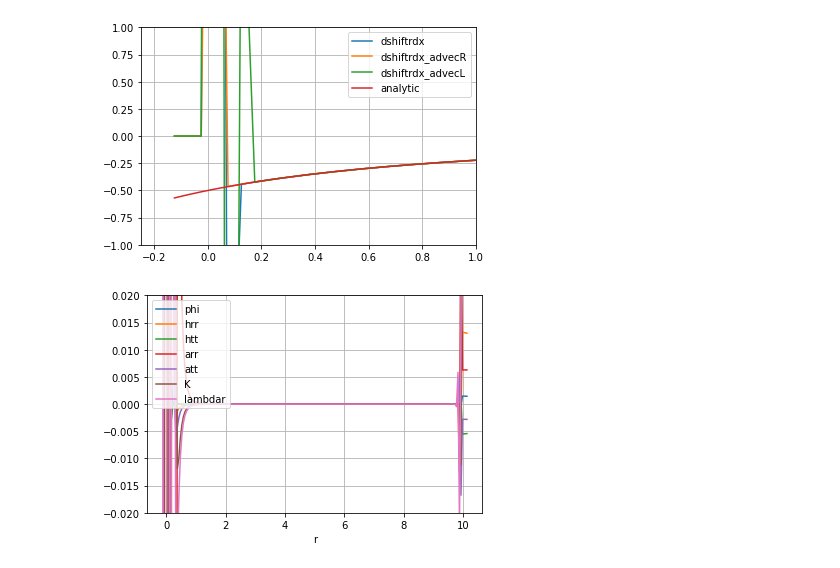
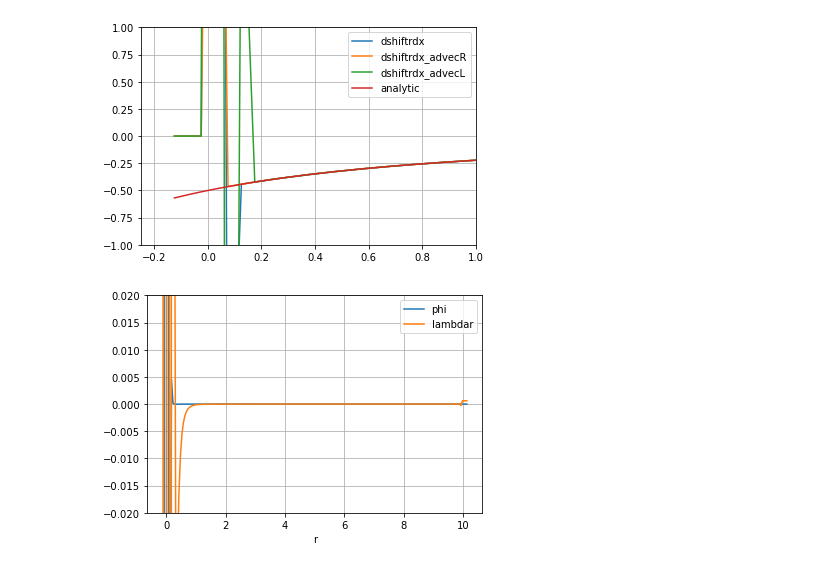
Before and after one commit to GRTLCollaboration/engrenage, a Jupyter notebook: BHTest.ipynb, the cells around one changed output. Drawn from its saved outputs; the diff is of its cells as text; code cells hidden in the pictures.

```diff
--- a/BHTest.ipynb
+++ b/BHTest.ipynb
@@ -76,25 +76,26 @@ plt.ylim(-1.0,1.0)
 (-1.0, 1.0)
 [figure]
 # %%
-# calculate the rhs values
+# calculate the rhs values and plot them
 progress_bar = tqdm(total=1000, unit="‰")
-solution = get_rhs(0.0, initial_vars_values, R, N_r, progress_bar, [0, 1])
+eta = 1.0
+solution = get_rhs(0.0, initial_vars_values, R, N_r, eta, progress_bar, [0, 1])
 
 #unpackage the vector for readability
 u, v, phi, hrr, htt, hpp, K, arr, att, app, lambdar, shiftr, br, lapse = unpack_vars_vector(solution, N_r)
+
+#plot rhs - all those for the metric components should be zero modulo boundary issues
+plt.xlabel('r')
+plt.plot(r, phi, label='phi')
+#plt.plot(r, hrr, label='hrr')
+#plt.plot(r, htt, label='htt')
+#plt.plot(r, arr, label='arr')
+#plt.plot(r, att, label='att')
+#plt.plot(r, K, label='K')
+plt.plot(r, lambdar, label='lambdar')
+plt.ylim(-0.02,0.02)
+#plt.xlim(0.15,0.9)
+plt.legend(loc='best')
+plt.grid()
+# %% [output]
+[figure, added]
-# %%
-#plot rhs - all those for the metric components should be zero modulo boundary issues
-plt.xlabel('r')
-plt.plot(r, phi, label='phi')
-plt.plot(r, hrr, label='hrr')
-plt.plot(r, htt, label='htt')
-plt.plot(r, arr, label='arr')
-plt.plot(r, att, label='att')
-plt.plot(r, K, label='K')
-plt.plot(r, lambdar, label='lambdar')
-plt.ylim(-0.02,0.02)
-#plt.xlim(0.15,0.9)
-plt.legend(loc='best')
-plt.grid()
-# %% [output]
-[figure, removed]
```
Also changed, not shown: 10 other files.
